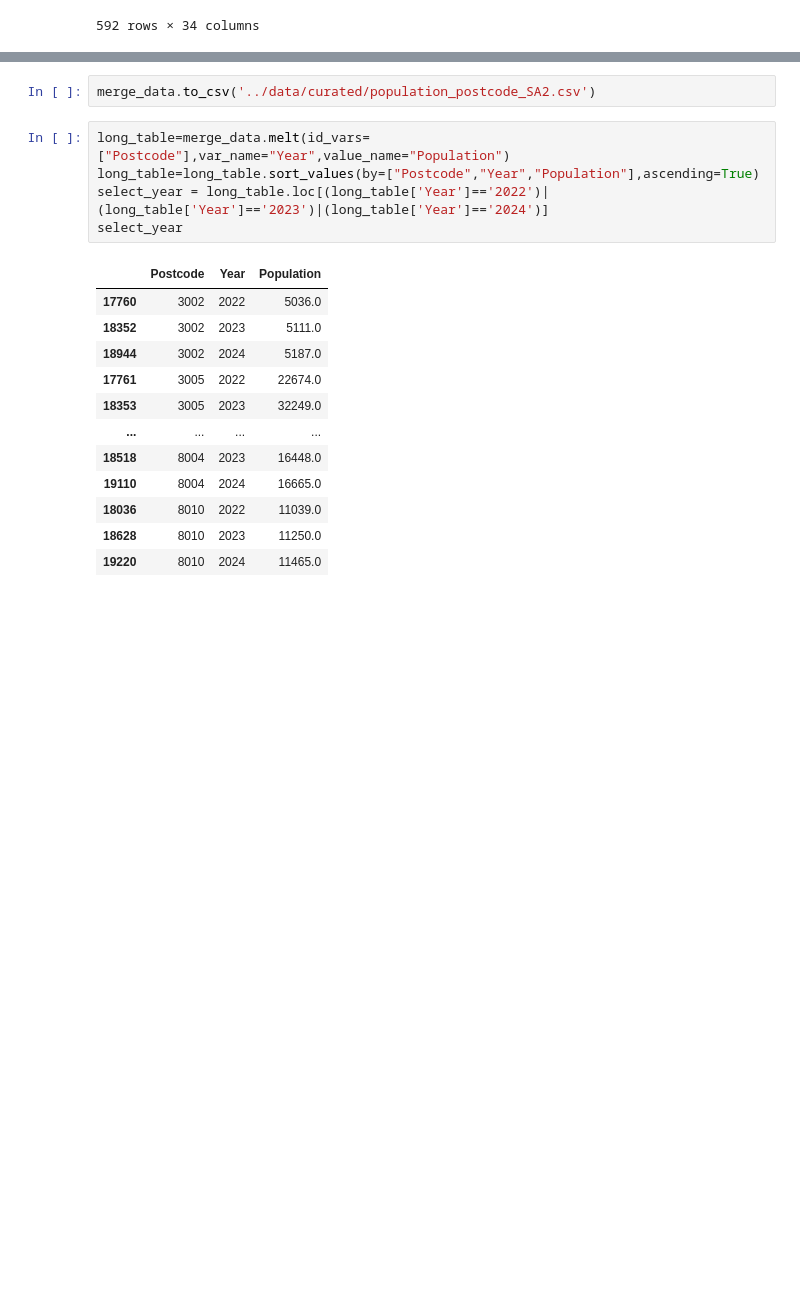
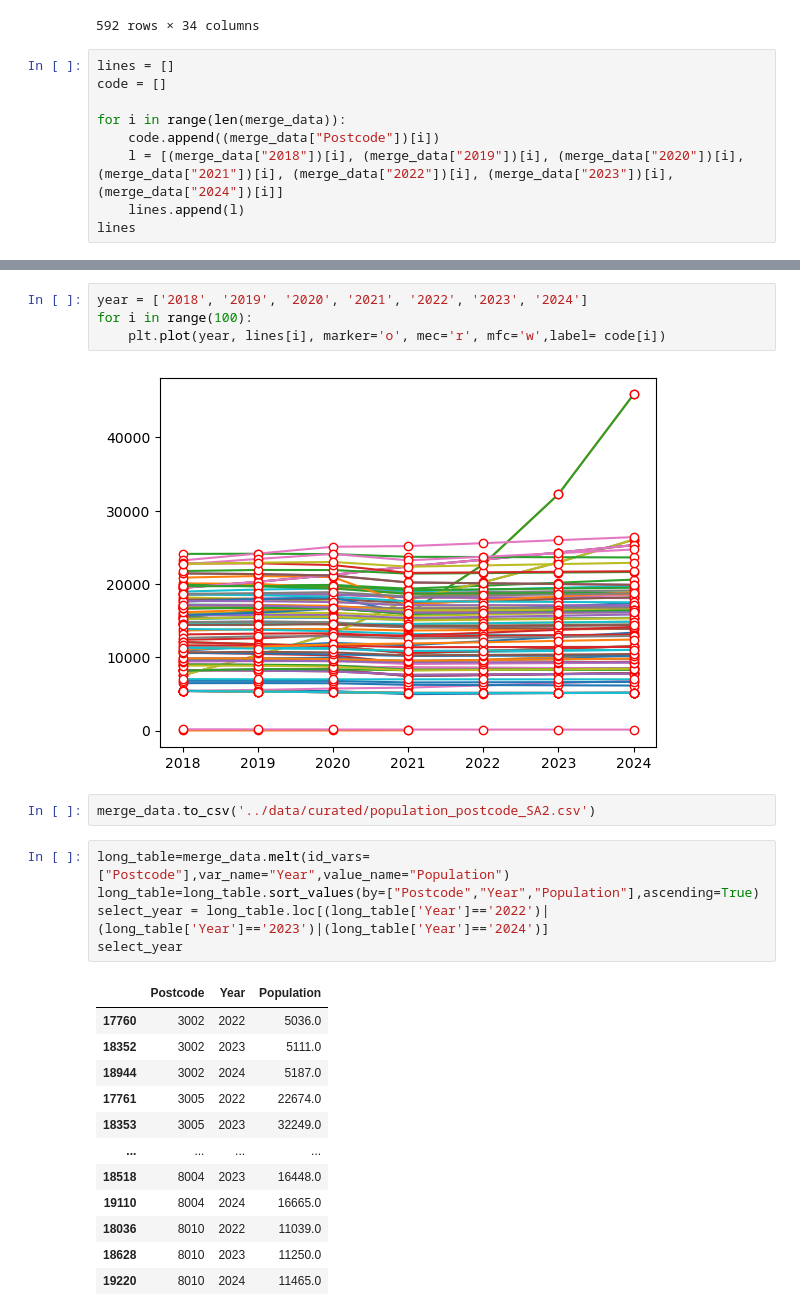
Before and after one commit to MAST30034-Applied-Data-Science/generic-real-estate-consulting-project-group-55, a Jupyter notebook: notebooks/population forecast.ipynb, the cells around one changed output, grey strips where cells are left out. Saved outputs shown, nothing was run; the diff lists cells and outputs as text; blank space fills up the shorter version.

Commit message:
testing distance and make plot for population

```diff
--- a/notebooks/population forecast.ipynb
+++ b/notebooks/population forecast.ipynb
@@ -55,3 +57,12 @@ merge_data
 | 590 | 3995 | 145.630713 | -38.578071 | Wonthaggi - Inverloch | Victoria | 17647 | 17801 | 17956 | 18117 | 18250 | ... |
 | 591 | 3996 | 145.745609 | -38.629561 | Wonthaggi - Inverloch | Victoria | 17647 | 17801 | 17956 | 18117 | 18250 | ... |
 592 rows × 34 columns
+# %%
+lines = []
+code = []
+
+for i in range(len(merge_data)):
+    code.append((merge_data["Postcode"])[i])
+    l = [(merge_data["2018"])[i], (merge_data["2019"])[i], (merge_data["2020"])[i], (merge_data["2021"])[i], (merge_data["2022"])[i], (merge_data["2023"])[i], (merge_data["2024"])[i]]
+    lines.append(l)
+lines
@@ -58,3 +87,9 @@ merge_data
+# %%
+year = ['2018', '2019', '2020', '2021', '2022', '2023', '2024']
+for i in range(100):
+    plt.plot(year, lines[i], marker='o', mec='r', mfc='w',label= code[i])
+# %% [output]
+[figure, added]
 # %%
 merge_data.to_csv('../data/curated/population_postcode_SA2.csv')
 # %%
```
Also changed, not shown: parts of 2 cells of this notebook, 4 other files.
